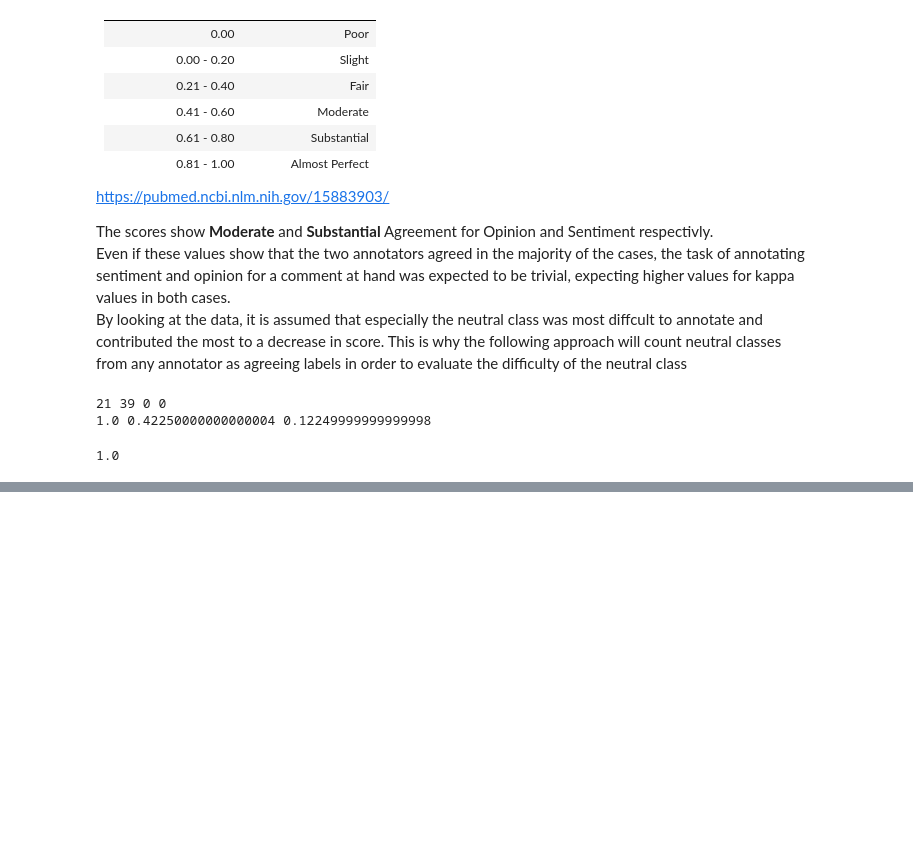
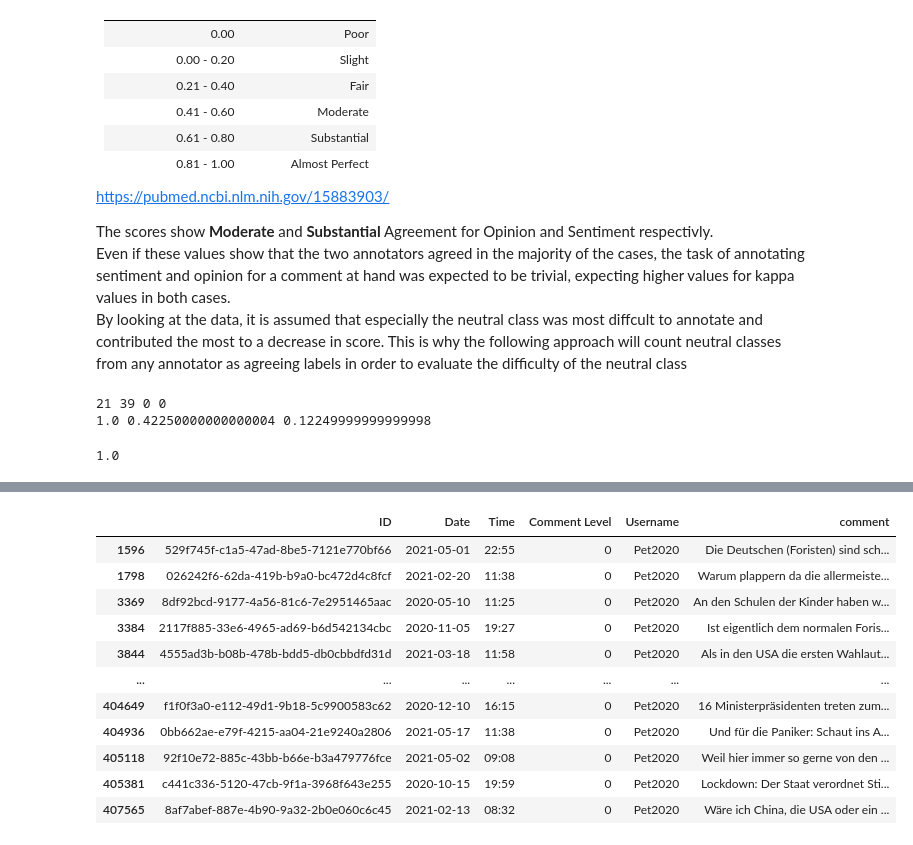
Before and after one commit to KirchnerS/Masterarbeit, a Jupyter notebook: data_exploration.ipynb, the cells around one changed output, grey strips where cells are left out. Cells and saved outputs as stored; diff of their text form; code cells hidden in the pictures; blank space fills up the shorter version.

```diff
--- a/data_exploration.ipynb
+++ b/data_exploration.ipynb
@@ -248,0 +274,88 @@ kappa_o_neutral(vali_sentiment, sven_sentiment)
+# %%
+class UserCommentProfiling:
+    """
+    A class for profiling specific users
+
+
+    Attributes
+    ----------
+
+    user: str
+        The username of the user to profile
+
+
+    Methods
+    ---------
+    get_title_and_subtitle()
+        returns the title and subtitle
+
+    """
+    def __init__(self, url, user):
+
+        """
+        Parameters
+        ----------
+        user : str
+            The username of the user to profile
+        """
+
+        self.user = user
+
+
+    def get_user(self):
+        """
+        this method will return the username
+
+        Returns
+        ----------
+        string
+            The username.
+        """
+        return self.user
+    def get_title_and_subtitle(self):
+        """
+        this method will return the title and subtitle of a given URL
+
+        Returns
+        ----------
+        tuple
+            a tuple of two strings the title and subtitle
+        """
+
+        request = requests.get("https://www.spiegel.de/wissenschaft/medizin/corona-news-am-samstag-die-wichtigsten-entwicklungen-zu-sars-cov-2-und-covid-19-a-" + self.url)
+
+        soup = BeautifulSoup(request.content, "html.parser")
+
+        title = soup.find("title").text
+
+        subtitle = soup.find("meta", property="og:description")["content"]
+
+        return title, subtitle
+
+
+# Here I check how far I have already annotated in ordere to not include comments twice
+
+with open ("annotated_data/annotated_data_training.txt", mode="r", encoding="utf-8") as f:
+    lines = [line for line in f.readlines() if line != "\n"]
+    done_line = len(lines)
+
+meine_daten = pd.read_csv("shuffled_corona_relevante_kommentare.txt", names=["ID", "Date", "Time", "Comment Level", "Username","comment"], delimiter="\t")
+
+frequent_users = ['knielang', 'Coraggioso-Ir6WKaaMR', 'Pet2020', 'Dirk-H-xIsGPZR', 'HansUlrich', 'Markus-vvb8EOEWg', 'GuckyCD', 'Hans-hrmkpk6ZR', 'Karl-Ernst -5k_i_MEWg', 'Werner-iFz9kNPWR']
+
+meine_daten = meine_daten[done_line:]
+
+meine_daten.loc[meine_daten.Username == "Pet2020"]
+# %% [output]
+|  | ID | Date | Time | Comment Level | Username | comment |
+| 1596 | 529f745f-c1a5-47ad-8be5-7121e770bf66 | 2021-05-01 | 22:55 | 0 | Pet2020 | Die Deutschen (Foristen) sind sch... |
+| 1798 | 026242f6-62da-419b-b9a0-bc472d4c8fcf | 2021-02-20 | 11:38 | 0 | Pet2020 | Warum plappern da die allermeiste... |
+| 3369 | 8df92bcd-9177-4a56-81c6-7e2951465aac | 2020-05-10 | 11:25 | 0 | Pet2020 | An den Schulen der Kinder haben w... |
+| 3384 | 2117f885-33e6-4965-ad69-b6d542134cbc | 2020-11-05 | 19:27 | 0 | Pet2020 | Ist eigentlich dem normalen Foris... |
+| 3844 | 4555ad3b-b08b-478b-bdd5-db0cbbdfd31d | 2021-03-18 | 11:58 | 0 | Pet2020 | Als in den USA die ersten Wahlaut... |
+| ... | ... | ... | ... | ... | ... | ... |
+| 404649 | f1f0f3a0-e112-49d1-9b18-5c9900583c62 | 2020-12-10 | 16:15 | 0 | Pet2020 | 16 Ministerpräsidenten treten zum... |
+| 404936 | 0bb662ae-e79f-4215-aa04-21e9240a2806 | 2021-05-17 | 11:38 | 0 | Pet2020 | Und für die Paniker: Schaut ins A... |
+| 405118 | 92f10e72-885c-43bb-b66e-b3a479776fce | 2021-05-02 | 09:08 | 0 | Pet2020 | Weil hier immer so gerne von den ... |
+| 405381 | c441c336-5120-47cb-9f1a-3968f643e255 | 2020-10-15 | 19:59 | 0 | Pet2020 | Lockdown: Der Staat verordnet Sti... |
+| 407565 | 8af7abef-887e-4b90-9a32-2b0e060c6c45 | 2021-02-13 | 08:32 | 0 | Pet2020 | Wäre ich China, die USA oder ein ... |
```
Also changed, not shown: parts of 6 cells of this notebook, 2 other files.
